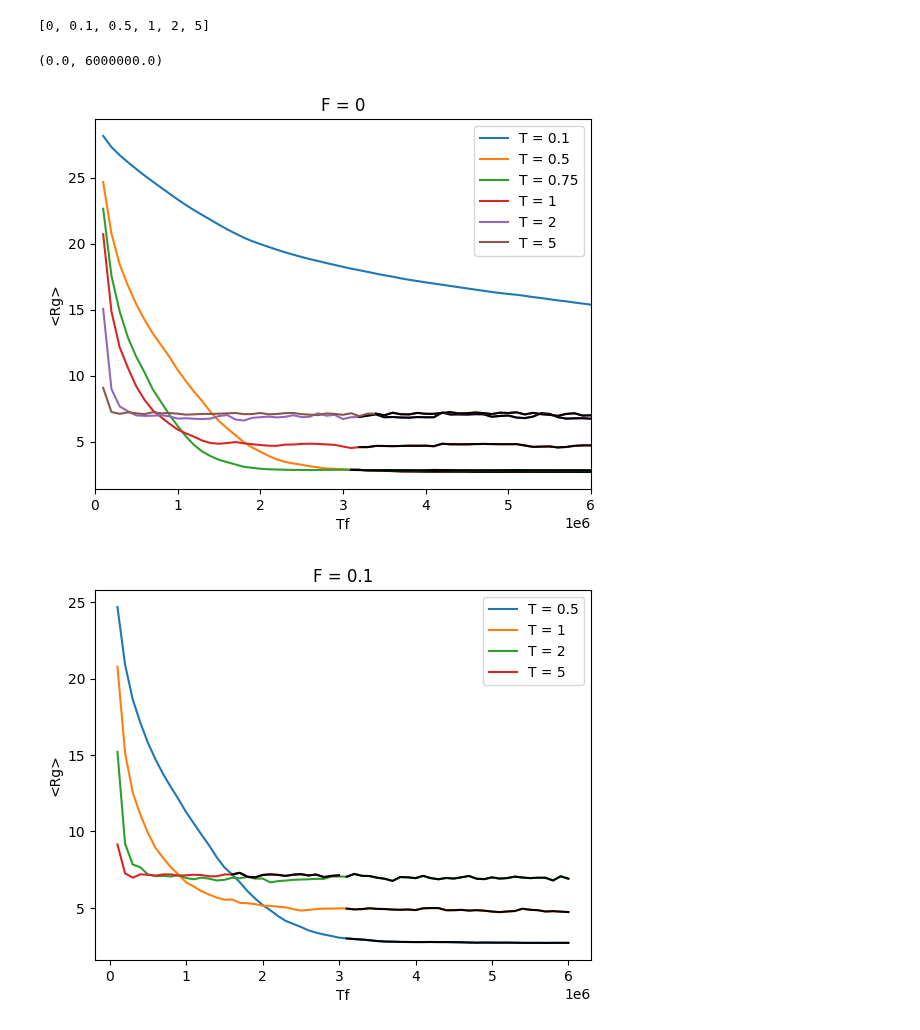
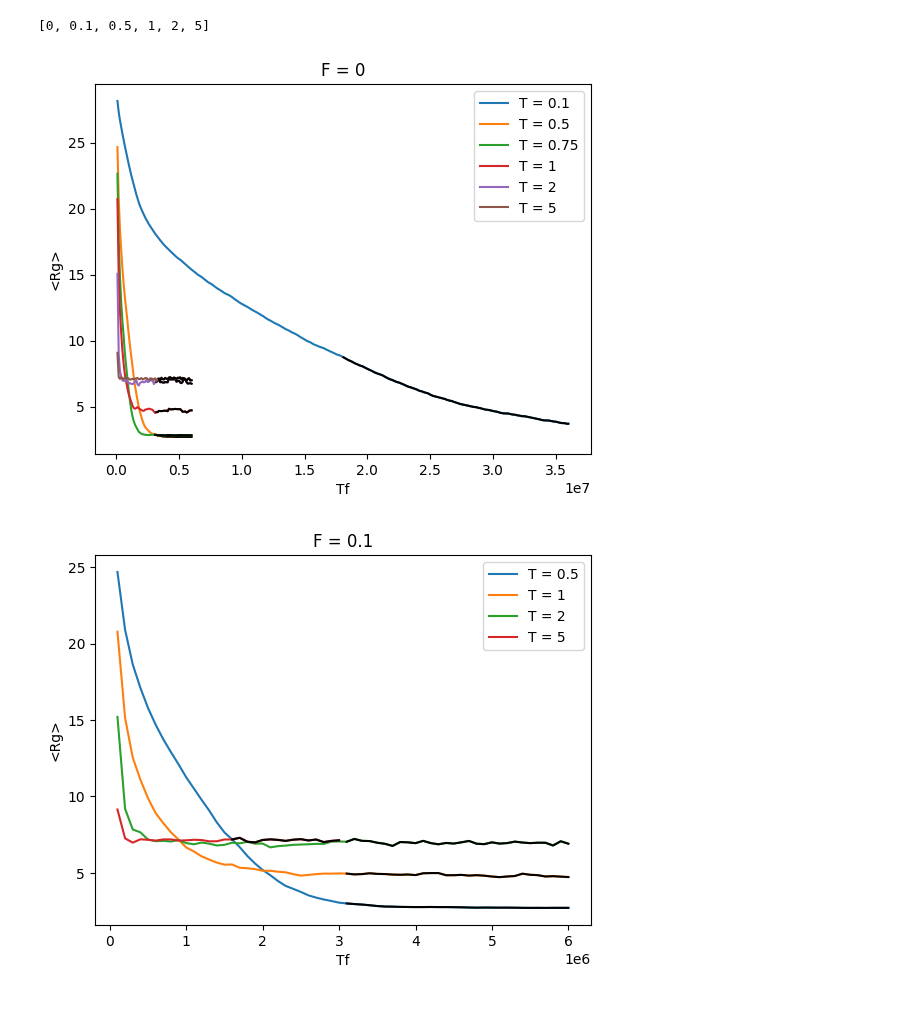
Before and after one commit to VagrantHyp/Code, a Jupyter notebook: Block5.ipynb, the cells around one changed output. Saved outputs shown, nothing was run; the diff lists cells and outputs as text; code cells hidden in the pictures.

```diff
--- a/Block5.ipynb
+++ b/Block5.ipynb
@@ -130,10 +130,8 @@ print(forces)
 [0, 0.1, 0.5, 1, 2, 5]
 # %%
 ms.Plot(lsCGT, 0, "Rg")
-plt.xlim(0,0.6e7)
 # %% [output]
-(0.0, 6000000.0)
-[figure, old version]
+[figure, new version]
 # %%
 ms.Plot(lsCGT, 0.1, "Rg")
 # %% [output]
```
Also changed, not shown: parts of 1 cell of this notebook, 2 other files.
